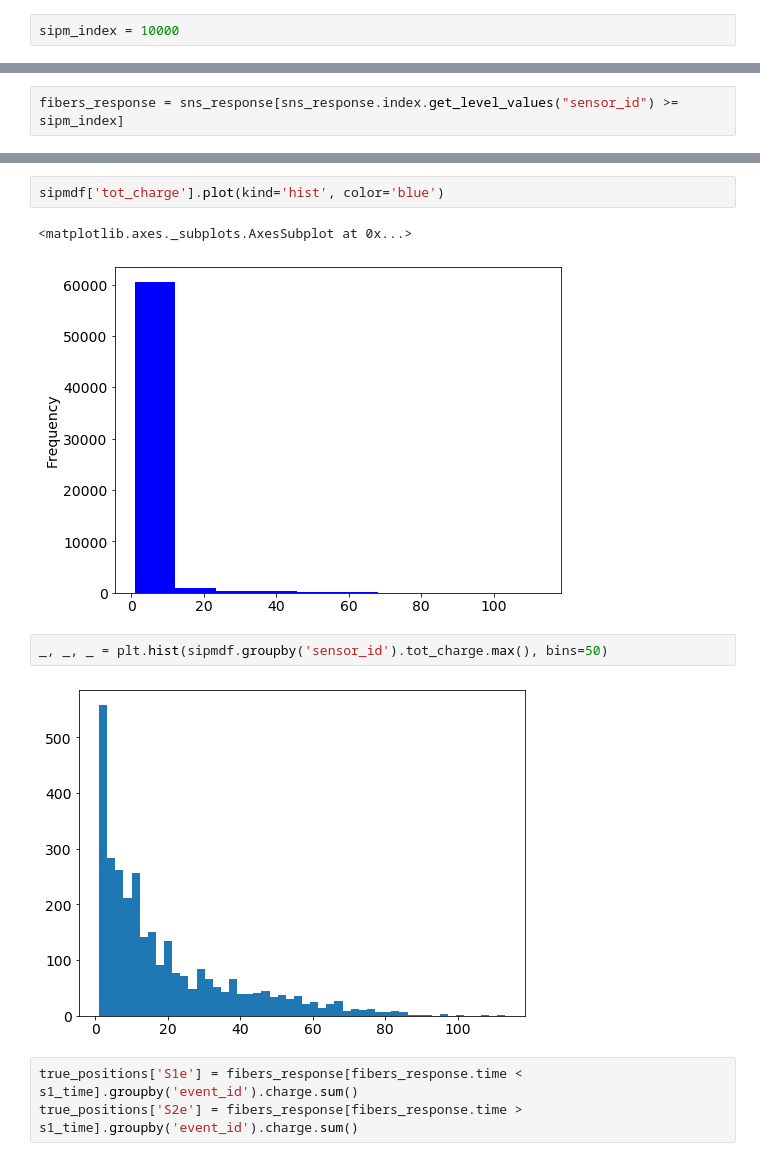
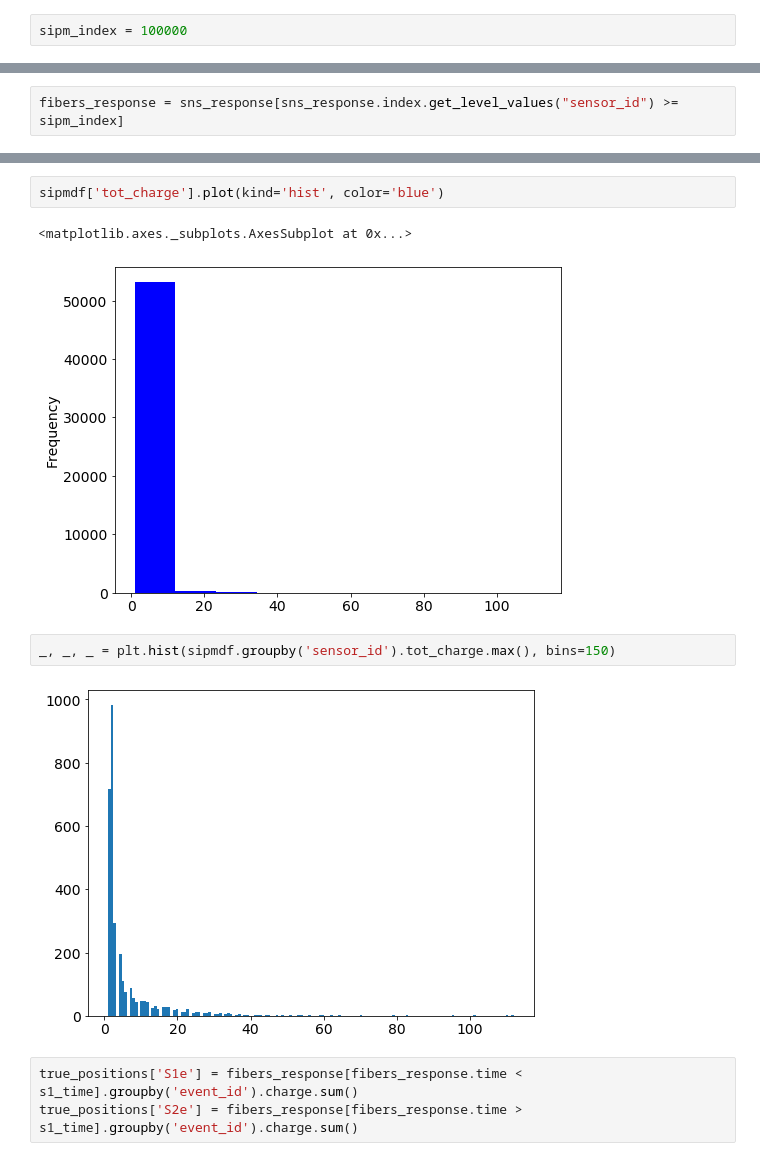
Before and after one commit to jjgomezcadenas/NextFlex, a Jupyter notebook: NB/sipm_dst.ipynb, the cells around one changed output, grey strips where cells are left out. Cells and saved outputs as stored; diff of their text form.

```diff
--- a/NB/sipm_dst.ipynb
+++ b/NB/sipm_dst.ipynb
@@ -137,7 +109,7 @@ pitch
 # %% [markdown]
 ## SiPMs are at indices < 10000 in dataframes
 # %%
-sipm_index = 10000
+sipm_index = 100000
 # %% [markdown]
 ## read SiPM map
 # %%
@@ -387,11 +434,11 @@ sipm0.tot_charge.max()
 sipmdf['tot_charge'].plot(kind='hist', color='blue')
 # %% [output]
 <matplotlib.axes._subplots.AxesSubplot at 0x...>
-[figure, old version]
+[figure, new version]
 # %%
-_, _, _ = plt.hist(sipmdf.groupby('sensor_id').tot_charge.max(), bins=50)
+_, _, _ = plt.hist(sipmdf.groupby('sensor_id').tot_charge.max(), bins=150)
 # %% [output]
-[figure, old version]
+[figure, new version]
 # %%
 true_positions['S1e'] = fibers_response[fibers_response.time < s1_time].groupby('event_id').charge.sum()
 true_positions['S2e'] = fibers_response[fibers_response.time > s1_time].groupby('event_id').charge.sum()
```
Also changed, not shown: parts of 54 cells of this notebook, 10 other files.
